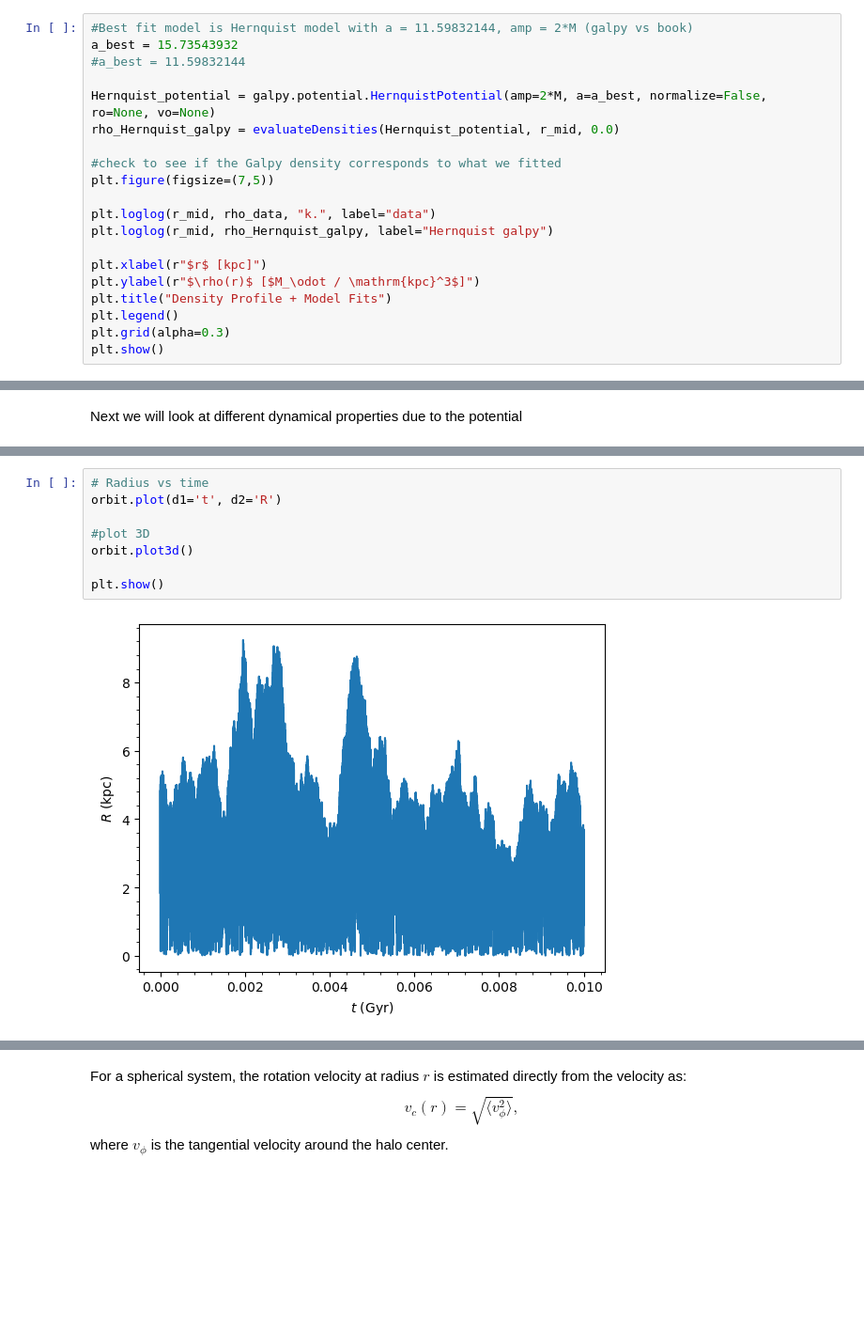
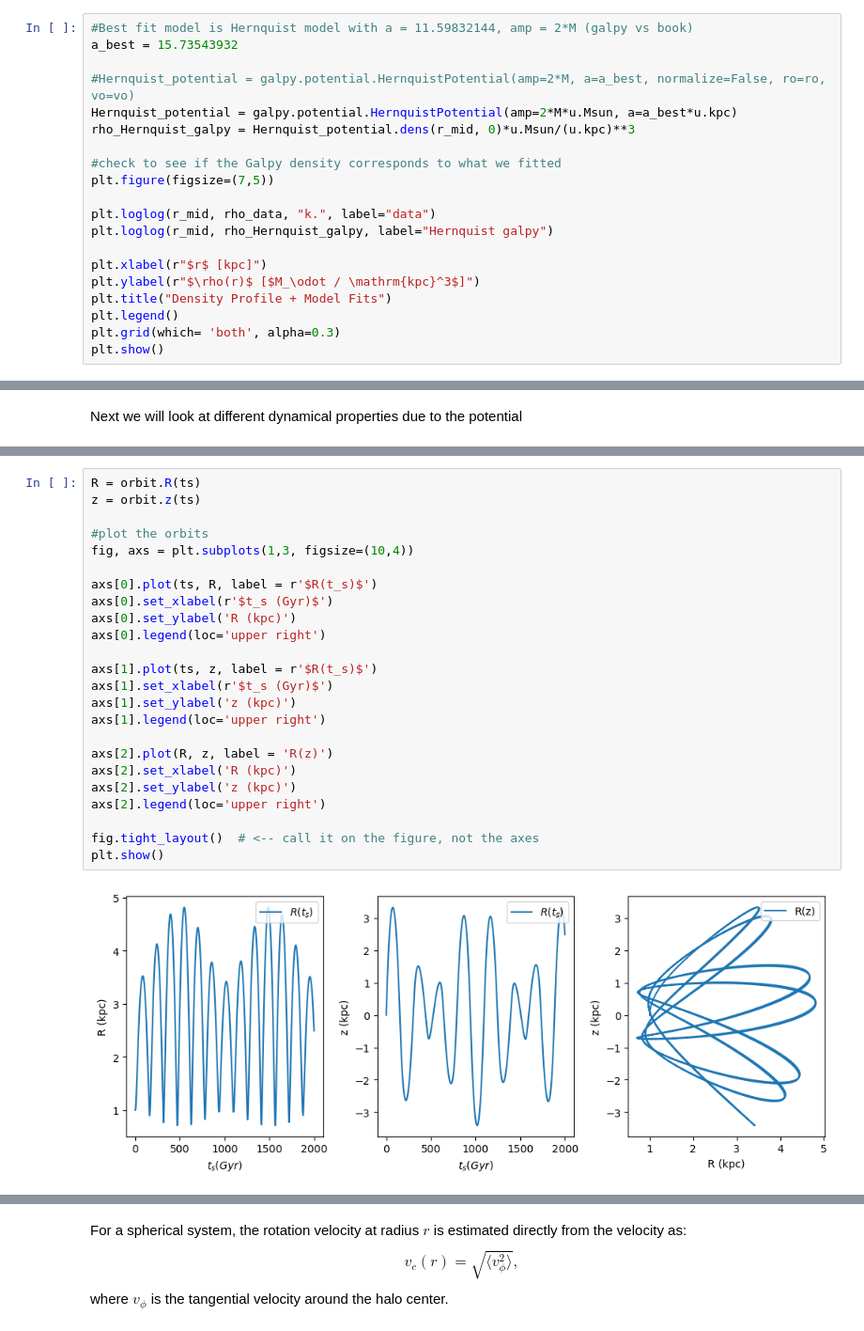
Before and after one commit to gvansan/TANA_notebooks, a Jupyter notebook: Project/hdf5_file_mathijs.ipynb, the cells around one changed output, grey strips where cells are left out. Shown at 94% size. Saved outputs shown, nothing was run; the diff lists cells and outputs as text; blank space fills up the shorter version.

```diff
--- a/Project/hdf5_file_mathijs.ipynb
+++ b/Project/hdf5_file_mathijs.ipynb
@@ -461,10 +462,10 @@ NFW best-fit params: [3.96223131e+07 5.13492391e+00] chi2=475.26
 # %%
 #Best fit model is Hernquist model with a = 11.59832144, amp = 2*M (galpy vs book)
 a_best = 15.73543932
-#a_best = 11.59832144
 
-Hernquist_potential = galpy.potential.HernquistPotential(amp=2*M, a=a_best, normalize=False, ro=None, vo=None)
-rho_Hernquist_galpy = evaluateDensities(Hernquist_potential, r_mid, 0.0)
+#Hernquist_potential = galpy.potential.HernquistPotential(amp=2*M, a=a_best, normalize=False, ro=ro, vo=vo)
+Hernquist_potential = galpy.potential.HernquistPotential(amp=2*M*u.Msun, a=a_best*u.kpc)
+rho_Hernquist_galpy = Hernquist_potential.dens(r_mid, 0)*u.Msun/(u.kpc)**3
 
 #check to see if the Galpy density corresponds to what we fitted
 plt.figure(figsize=(7,5))
@@ -476,6 +477,6 @@ plt.xlabel(r"$r$ [kpc]")
 plt.ylabel(r"$\rho(r)$ [$M_\odot / \mathrm{kpc}^3$]")
 plt.title("Density Profile + Model Fits")
 plt.legend()
-plt.grid(alpha=0.3)
+plt.grid(which= 'both', alpha=0.3)
 plt.show()
 # %% [output]
@@ -509,10 +532,26 @@ AttributeError: 'int' object has no attribute 'to'
 # %%
-# Radius vs time
-orbit.plot(d1='t', d2='R')
+R = orbit.R(ts)
+z = orbit.z(ts)
 
-#plot 3D
-orbit.plot3d()
+#plot the orbits
+fig, axs = plt.subplots(1,3, figsize=(10,4))
 
+axs[0].plot(ts, R, label = r'$R(t_s)$')
+axs[0].set_xlabel(r'$t_s (Gyr)$')
+axs[0].set_ylabel('R (kpc)')
+axs[0].legend(loc='upper right')
+
+axs[1].plot(ts, z, label = r'$R(t_s)$')
+axs[1].set_xlabel(r'$t_s (Gyr)$')
+axs[1].set_ylabel('z (kpc)')
+axs[1].legend(loc='upper right')
+
+axs[2].plot(R, z, label = 'R(z)')
+axs[2].set_xlabel('R (kpc)')
+axs[2].set_ylabel('z (kpc)')
+axs[2].legend(loc='upper right')
+
+fig.tight_layout()  # <-- call it on the figure, not the axes
 plt.show()
 # %% [output]
-[figure, old version]
+[figure, new version]
```
Also changed, not shown: parts of 11 cells of this notebook.
